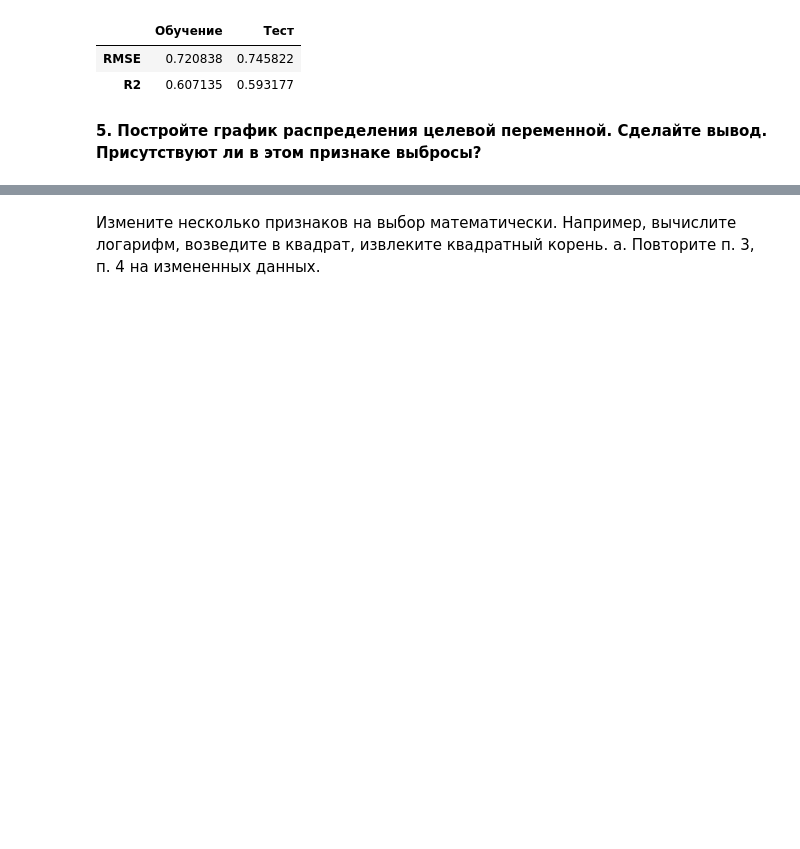
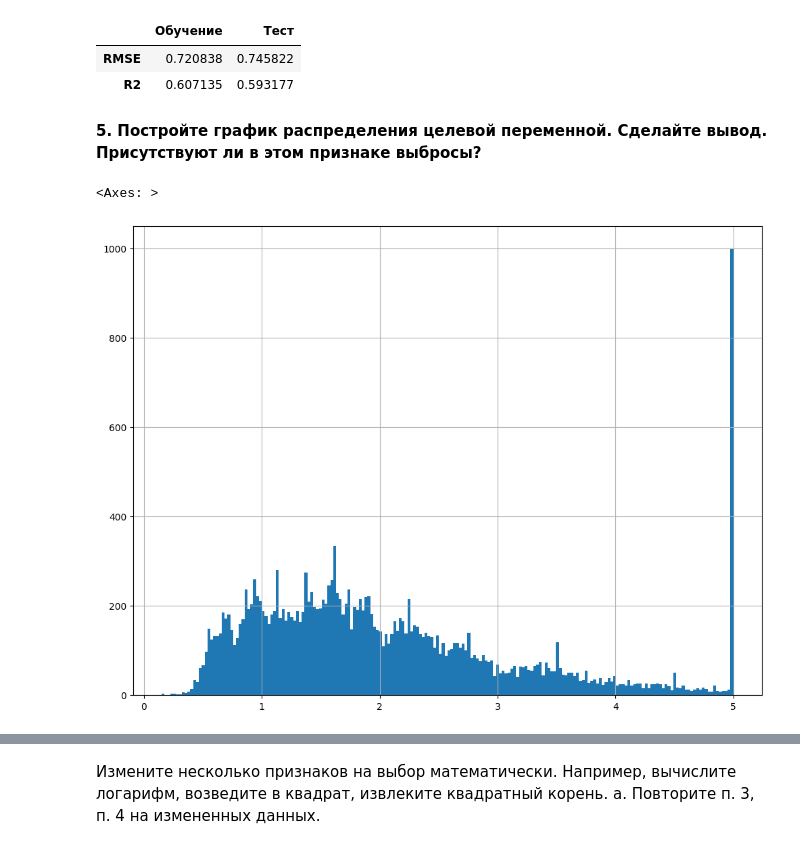
Before and after one commit to adtitovich/dsml-17, a Jupyter notebook: m5.ipynb, the cells around one changed output, grey strips where cells are left out. Cells and saved outputs as stored; diff of their text form; code cells hidden in the pictures; blank space fills up the shorter version.

```diff
--- a/m5.ipynb
+++ b/m5.ipynb
@@ -53,3 +54,8 @@ pd.DataFrame({'Обучение':[mean_squared_error(y_train, model.predict(X_tr
 | R2 | 0.607135 | 0.593177 |
 # %% [markdown]
 **5. Постройте график распределения целевой переменной. Сделайте вывод. Присутствуют ли в этом признаке выбросы?**
+# %%
+y.hist(bins=200, figsize=(12,9))
+# %% [output]
+<Axes: >
+[figure, added]
```
Also changed, not shown: parts of 5 cells of this notebook.
